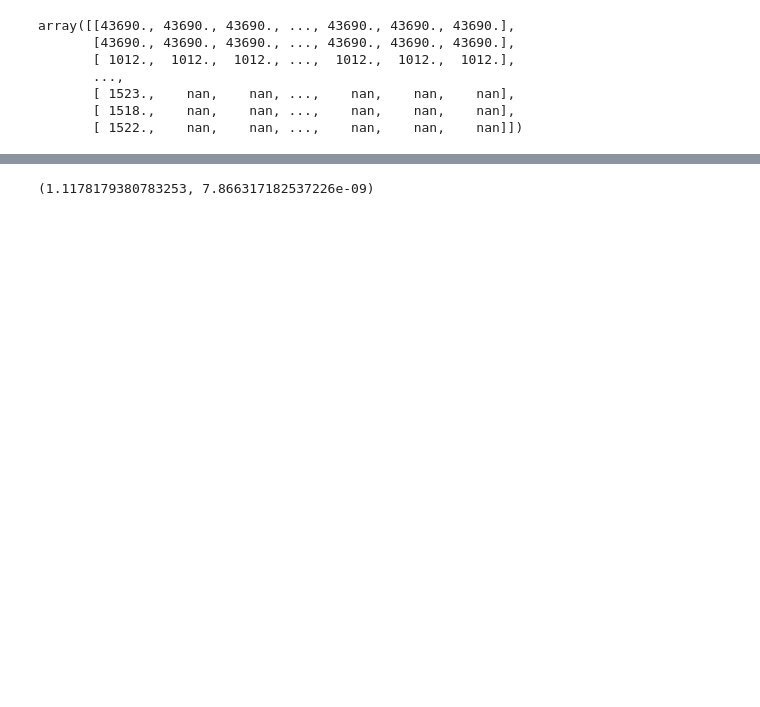
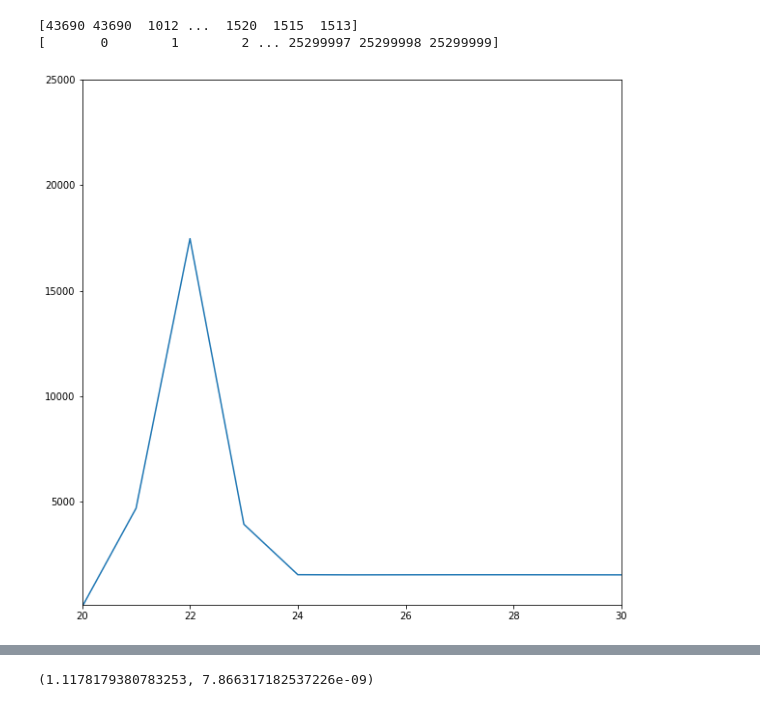
Before and after one commit to fdolek/xflic, a Jupyter notebook: sig2.ipynb, the cells around one changed output, grey strips where cells are left out. Cells and saved outputs as stored; diff of their text form; code cells hidden in the pictures; blank space fills up the shorter version.

```diff
--- a/sig2.ipynb
+++ b/sig2.ipynb
@@ -17,28 +17,40 @@ import os
 import glob
 import numpy as geek
 filelist = []
-filelist = ['~/work/flicanalyzer/waveform/xar/Cosmic_Vertical_VBias47V_1from0ppm_alpha_Ch0-2019-12-19_12-29-31.dat',
-            '~/work/flicanalyzer/waveform/xar/Cosmic_Vertical_VBias47V_1from0ppm_alpha_Ch1-2019-12-19_12-29-31.dat',
-            '~/work/flicanalyzer/waveform/xar/Cosmic_Vertical_VBias47V_1from0ppm_alpha_Ch2-2019-12-19_12-29-31.dat',
-            '~/work/flicanalyzer/waveform/xar/Cosmic_Vertical_VBias47V_1from0ppm_alpha_Ch3-2019-12-19_12-29-31.dat',
-            '~/work/flicanalyzer/waveform/xar/Cosmic_Vertical_VBias47V_1from0ppm_alpha_Ch8-2019-12-19_12-29-31.dat',
-            '~/work/flicanalyzer/waveform/xar/Cosmic_Vertical_VBias47V_1from0ppm_alpha_Ch9-2019-12-19_12-29-31.dat',
-            '~/work/flicanalyzer/waveform/xar/Cosmic_Vertical_VBias47V_1from0ppm_alpha_Ch10-2019-12-19_12-29-31.dat',
-            '~/work/flicanalyzer/waveform/xar/Cosmic_Vertical_VBias47V_1from0ppm_alpha_Ch11-2019-12-19_12-29-31.dat']
+filelist = ['~/work/flicanalyzer/waveform/2019-12-14_18-05-55/Cosmic_Vertical_VBias47V_Ch1-2019-12-14_18-05-55.dat']
+            #'~/work/flicanalyzer/waveform/2019-12-14_18-05-55/Cosmic_Vertical_VBias47V_Ch1-2019-12-14_18-05-55.dat',
+            #'~/work/flicanalyzer/waveform/2019-12-14_18-05-55/Cosmic_Vertical_VBias47V_Ch2-2019-12-14_18-05-55.dat',
+            #'~/work/flicanalyzer/waveform/2019-12-14_18-05-55/Cosmic_Vertical_VBias47V_Ch3-2019-12-14_18-05-55.dat',
+            #'~/work/flicanalyzer/waveform/2019-12-14_18-05-55/Cosmic_Vertical_VBias47V_Ch8-2019-12-14_18-05-55.dat',
+            #'~/work/flicanalyzer/waveform/2019-12-14_18-05-55/Cosmic_Vertical_VBias47V_Ch9-2019-12-14_18-05-55.dat',
+            #'~/work/flicanalyzer/waveform/2019-12-14_18-05-55/Cosmic_Vertical_VBias47V_Ch10-2019-12-14_18-05-55.dat',
+            #'~/work/flicanalyzer/waveform/2019-12-14_18-05-55/Cosmic_Vertical_VBias47V_Ch11-2019-12-14_18-05-55.dat']
 fil=pd.concat([pd.read_csv(item, names=[item[:-4]]) for item in filelist], axis=1)
 x = pd.DataFrame(fil).to_numpy()
 x
+s1=np.transpose(x)
+s = s1.ravel()
+
 #x=geek.nan_to_num(x1)
 #aver=np.average(x)
 #print(aver)
+t=fil.index.to_numpy() #this is not necessary
+print(s)
+print(t)
 # %% [output]
-array([[43690., 43690., 43690., ..., 43690., 43690., 43690.],
-       [43690., 43690., 43690., ..., 43690., 43690., 43690.],
-       [ 1012.,  1012.,  1012., ...,  1012.,  1012.,  1012.],
-       ...,
-       [ 1523.,    nan,    nan, ...,    nan,    nan,    nan],
-       [ 1518.,    nan,    nan, ...,    nan,    nan,    nan],
-       [ 1522.,    nan,    nan, ...,    nan,    nan,    nan]])
+[43690 43690  1012 ...  1520  1515  1513]
+[       0        1        2 ... 25299997 25299998 25299999]
+# %%
+
+plt.plot(t,s)
+#plt.axis([100, 10000, 0, 10000])
+plt.xlim(20, 30)
+#plt.yscale('log')
+plt.ylim(100, 25000)
+
+plt.show()
+# %% [output]
+[figure, added]
 # %%
 
 #from scipy import signal
```
Also changed, not shown: parts of 8 cells of this notebook, 6 other files.
